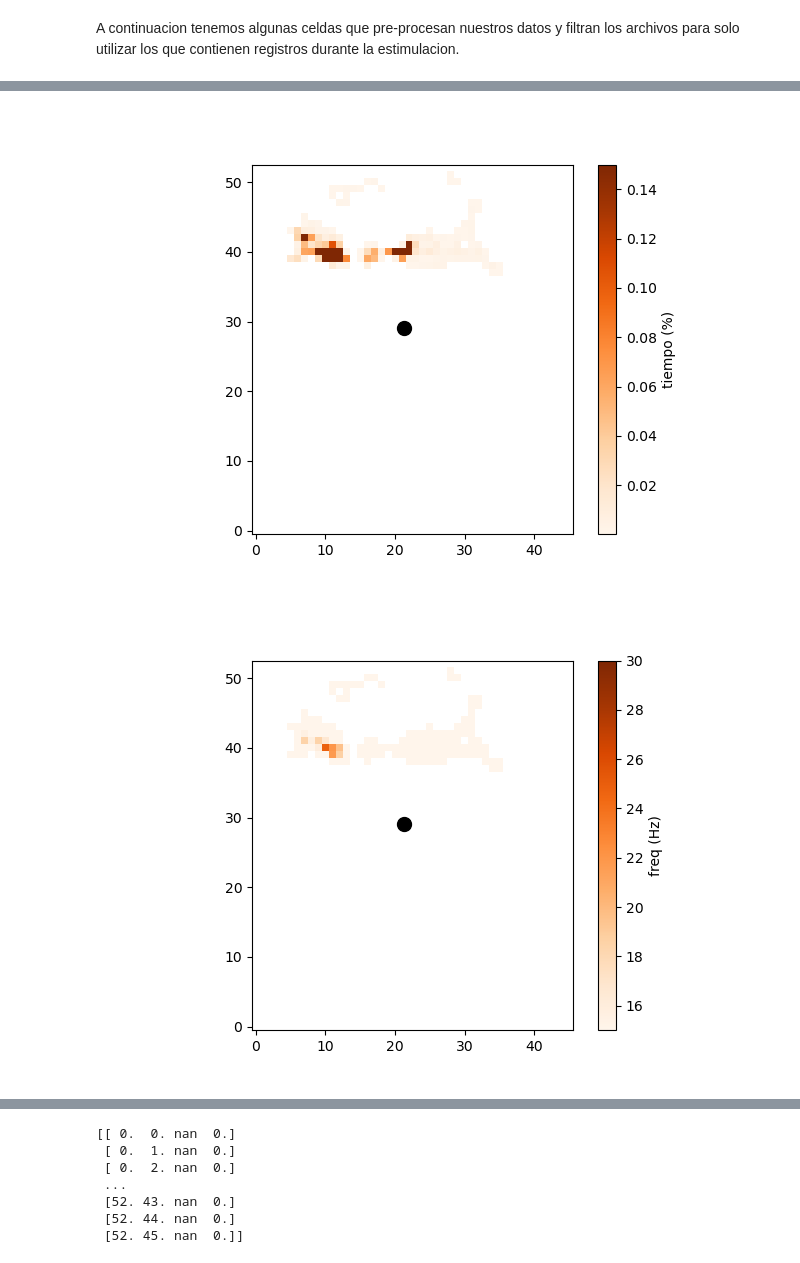
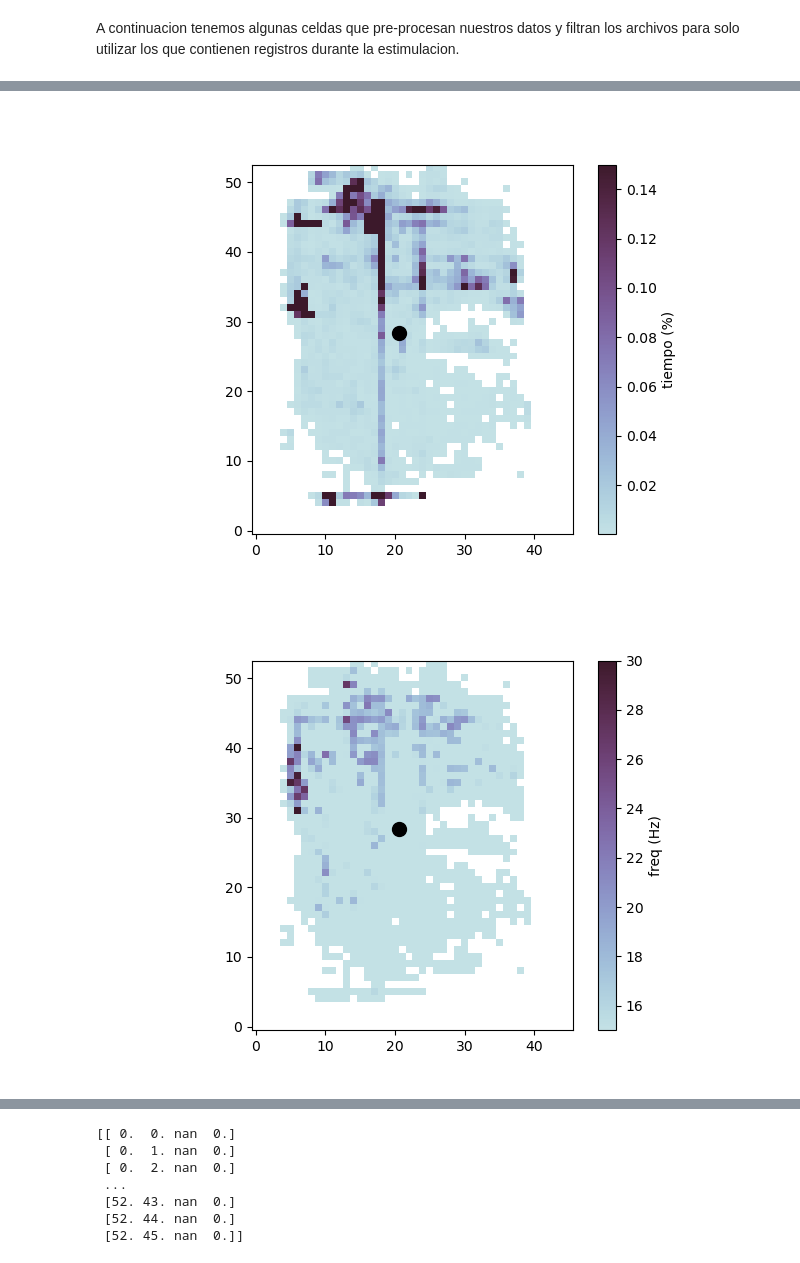
Before and after one commit to vgascue/ElectricFish_analysis, a Jupyter notebook: Gymnotus omarorum/Tracking_analisis/plot_maps_GO.ipynb, the cells around one changed output, grey strips where cells are left out. Cells and saved outputs as stored; diff of their text form; code cells hidden in the pictures.

```diff
--- a/Gymnotus omarorum/Tracking_analisis/plot_maps_GO.ipynb
+++ b/Gymnotus omarorum/Tracking_analisis/plot_maps_GO.ipynb
@@ -14,17 +14,17 @@ from datetime import datetime, timedelta
 from scipy.spatial import distance
 
 #cambiamos la carpeta de trabajo y cargamos los archivos
-data_folder = r'D:\datos_GPetersii\datos_GPetersii\Fish1\Object\raw\50fps' #cambiar a ruta con archivos .bin
+data_folder = r'D:\Datos G. omarorum\Fish5\Objeto\Trial 1 y 2\raw' #cambiar a ruta con archivos .bin
 os.chdir(data_folder)
 
-files_vid = sorted(glob.glob('*.h5'))
-#on_off1 = pd.read_csv(os.path.join(data_folder, 'on_off_trial1.csv'), header=None) #asegurarse de terner los .csv en la misma carpeta que el pkl
-#on_off2 = pd.read_csv(os.path.join(data_folder, 'on_off_trial2.csv'), header=None)
+files_vid = sorted(glob.glob('*0.h5'))
+on_off1 = pd.read_csv(os.path.join(data_folder, 'on_off_trial1.csv'), header=None) #asegurarse de terner los .csv en la misma carpeta que el pkl
+on_off2 = pd.read_csv(os.path.join(data_folder, 'on_off_trial2.csv'), header=None)
 files_EOD = sorted(glob.glob('*.bin'))
-obj_coordinates = [348.9, 137.8]
+obj_coordinates = [283, 206]
 #definimos parametros
-sf = 50000
+sf = 10000
 # %%
 #cargamos el archivo de FB-DOE
-with open('fish1_FB-DOE.pkl', 'rb') as file:   #cambiar al nombre apropiado de archivo
+with open('fish4_FB-DOE.pkl', 'rb') as file:   #cambiar al nombre apropiado de archivo
         FB_doe = pickle.load(file)
@@ -176,10 +174,10 @@ SD_grid = time_grid * freq_grid
 # %%
 %matplotlib widget
 import seaborn as sns
-#palette = sns.color_palette("ch:s=0.9,r=-0.55", as_cmap=True)
-plot_map(time_grid, obj_coordinates, 'Oranges', vmax=.15, filename='time_grid_P2.svg',label='tiempo (%)')
-plot_map(freq_grid, obj_coordinates, 'Oranges', vmax=30, vmin=15,filename='freq_grid_P2.svg',label='freq (Hz)')
-plot_map(SD_grid, obj_coordinates, 'Oranges', vmax=2, vmin=0,filename='SD_grid_P2.svg',label='Densidad de muestreo')
+palette = sns.color_palette("ch:s=0.9,r=-0.55", as_cmap=True)
+plot_map(time_grid, obj_coordinates, palette, vmax=.15, filename='time_grid_P1.svg',label='tiempo (%)')
+plot_map(freq_grid, obj_coordinates, palette, vmax=30, vmin=15,filename='freq_grid_P1.svg',label='freq (Hz)')
+plot_map(SD_grid, obj_coordinates, palette, vmax=2, vmin=0,filename='SD_grid_P1.svg',label='Densidad de muestreo')
 # %% [output]
-[figure, old version]
+[figure, new version]
-[figure, old version]
+[figure, new version]
```
Also changed, not shown: parts of 3 cells of this notebook, 7 other files.
